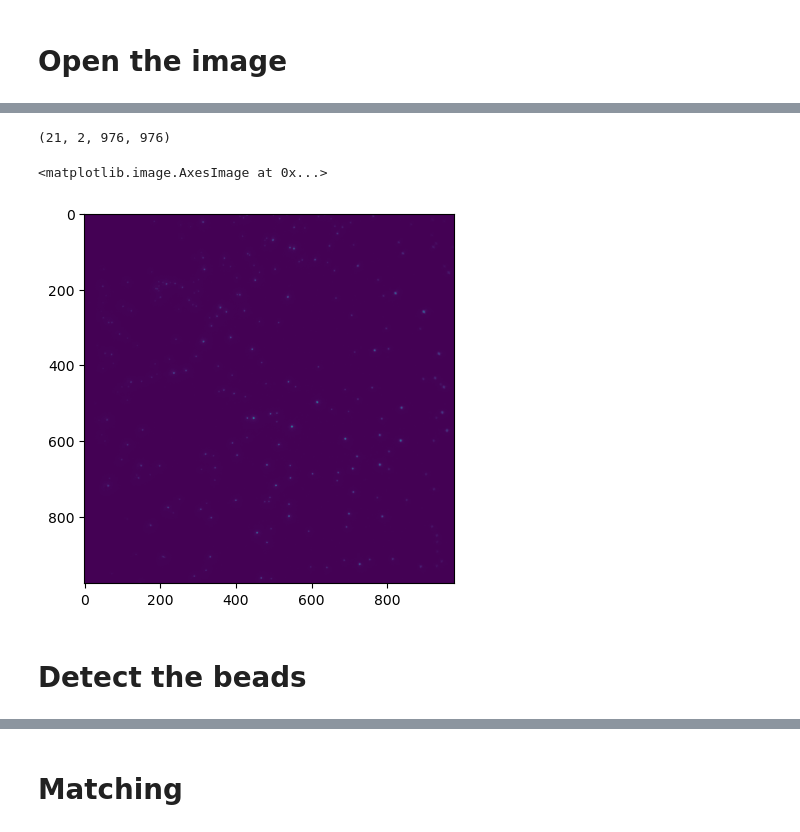
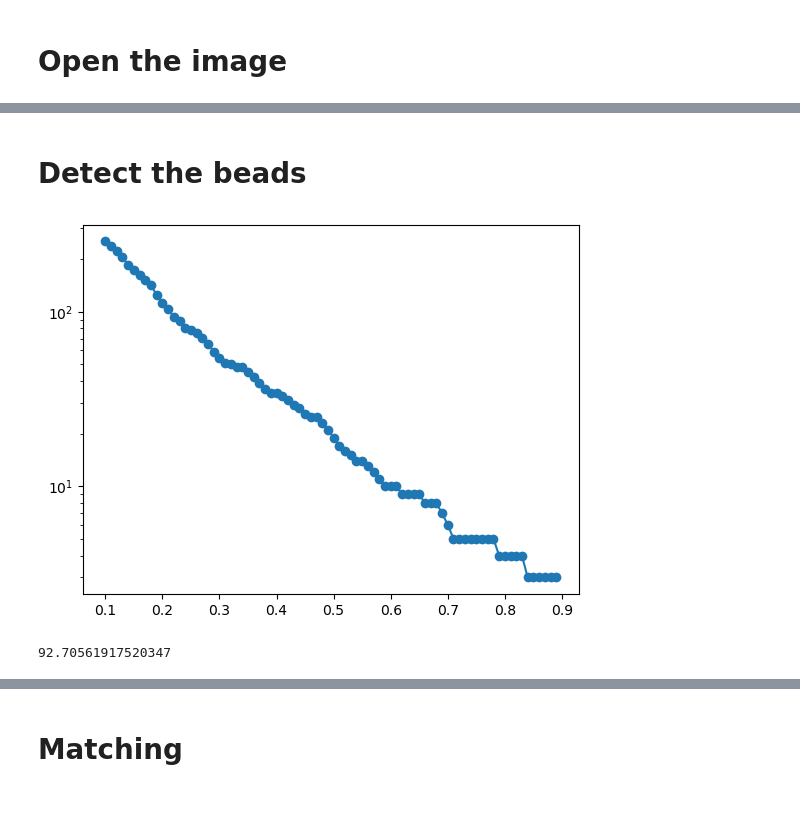
Before and after one commit to NessLfy/loop_extrusion_contact_dynamics, a Jupyter notebook: scratchpad/chromatic_aberration_correction.ipynb, the cells around one changed output, grey strips where cells are left out. Saved outputs shown, nothing was run; the diff lists cells and outputs as text; code cells hidden in the pictures; blank space fills up the shorter version.

```diff
--- a/scratchpad/chromatic_aberration_correction.ipynb
+++ b/scratchpad/chromatic_aberration_correction.ipynb
@@ -30,0 +18,8 @@ im.shape
+# %%
+path="/tungstenfs/scratch/ggiorget/nessim/microscopy_data/20240425/beads/ND_Acquisition/20240425_B2_100ms_7%laser_nd009.nd2"
+im = nd2.imread(path)
+met = nd2.ND2File(path)
+print(im.shape)
+im=im[:,1:3,:,:]
+print(im.shape)
+stackview.slice(im[:,1,...], continuous_update=True)
@@ -39,17 +36,23 @@ df.dt.mean()
-# %%
-im = im[:, 1:3, ...]
-# %%
-im.shape
-# %% [output]
-(21, 2, 976, 976)
-# %%
-plt.imshow(im[10, 0, ...])
-# %% [output]
-<matplotlib.image.AxesImage at 0x...>
-[figure, removed]
 # %% [markdown]
 # Detect the beads
 # %%
 im_c1 = im[:, 0, ...]
 im_c2 = im[:, 1, ...]
+# %%
+n_detections=[]
+
+for t in np.arange(0.1,0.9,0.01):
+    n_detections.append(len(pre.get_loc(im=im_c1,frame = im_c1.shape[0]//2,thresh=t,mins=1.974,maxs=3)))
+    #h = pre.compute_h_param(im=im_c1,frame = im_c1.shape[0]//2,thresh=0.5)
+    #h2 = pre.compute_h_param(im=im_c2,frame = im_c2.shape[0]//2,thresh=0.5)
+#print(h,h2)
+# %%
+plt.plot(np.arange(0.1,0.9,0.01),n_detections,'-o')
+plt.yscale("log")
+# %% [output]
+[figure, added]
+# %%
+n_detections[0]*1/np.exp(1)
+# %% [output]
+92.70561917520347
 # %%
```
Also changed, not shown: parts of 38 cells of this notebook.
